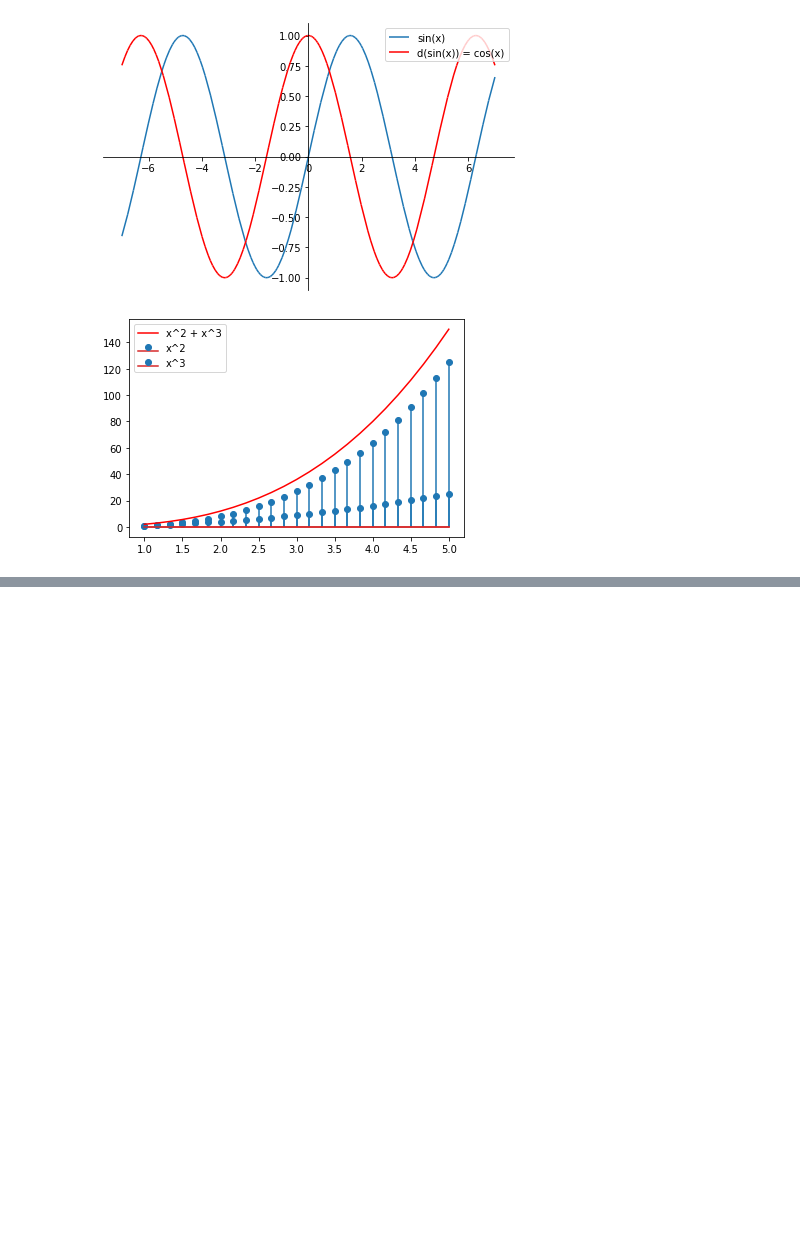
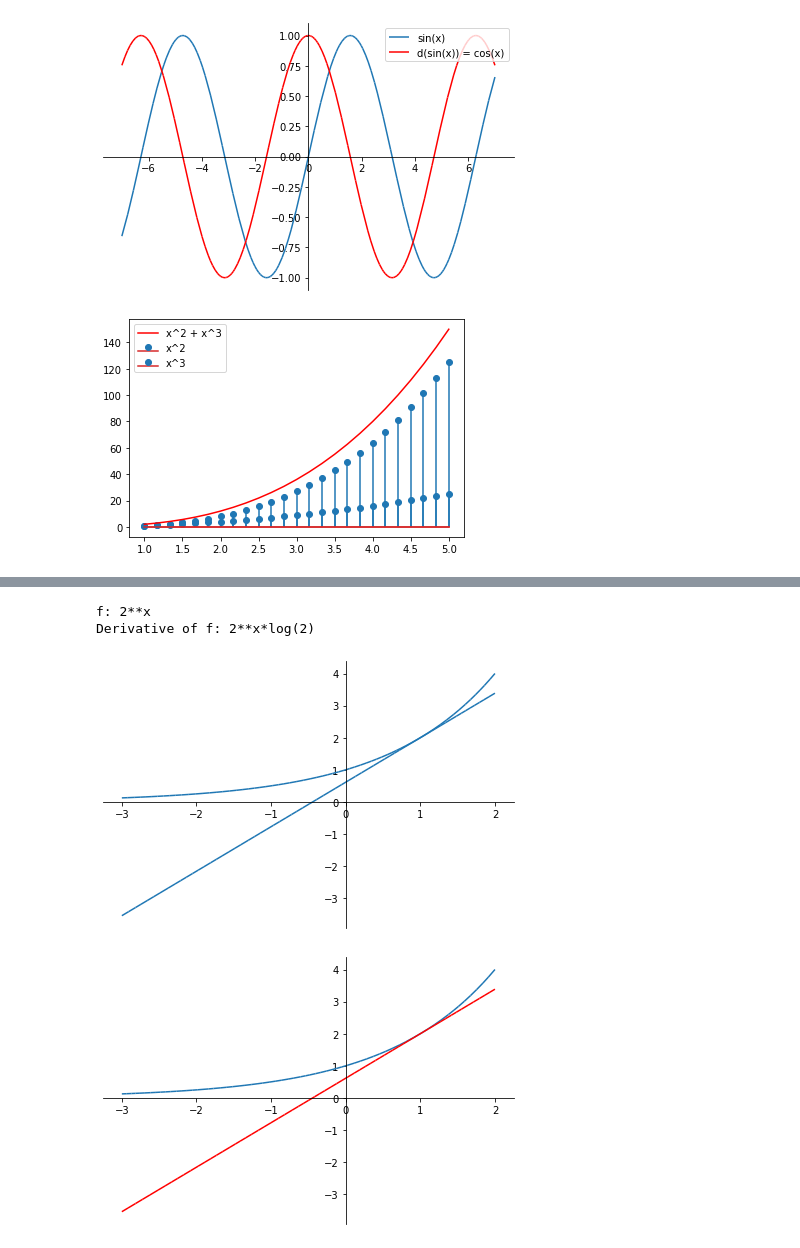
Before and after one commit to Cyberdom123/jupyter-notebook, a Jupyter notebook: jupyter/Derivative plots.ipynb, the cells around one changed output, grey strips where cells are left out. Drawn from its saved outputs; the diff is of its cells as text; code cells hidden in the pictures; blank space fills up the shorter version.

Commit message:
tangent

```diff
--- a/jupyter/Derivative plots.ipynb
+++ b/jupyter/Derivative plots.ipynb
@@ -55,0 +72,24 @@ plt.show()
+# %%
+import sympy
+from sympy.plotting import plot_parametric
+
+x = sympy.Symbol('x')
+y = (2**x)
+yprime = y.diff(x)
+print(f'f: {y}')
+print (f'Derivative of f: {yprime}')
+
+y1 = y.subs({x:1})
+a = yprime.subs({x:1})
+b = y1 - a
+
+g = a*x + b #tangent lines to function
+
+p = plot_parametric((x, y, (x, -3, 2)), (x, g, (x, -3, 2)))
+p[1].line_color = 'red'
+p.show()
+# %% [output]
+f: 2**x
+Derivative of f: 2**x*log(2)
+[figure, added]
+[figure, added]
```
Also changed, not shown: parts of 1 cell of this notebook, 2 other files.
